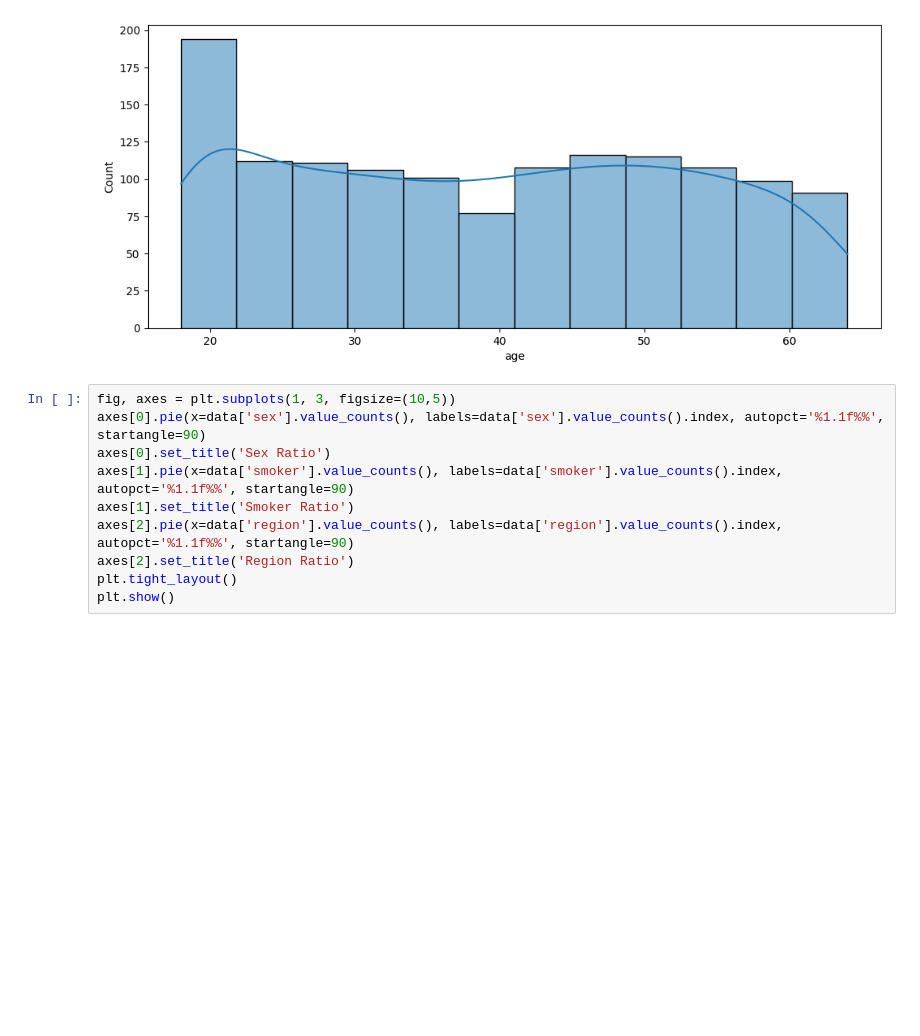
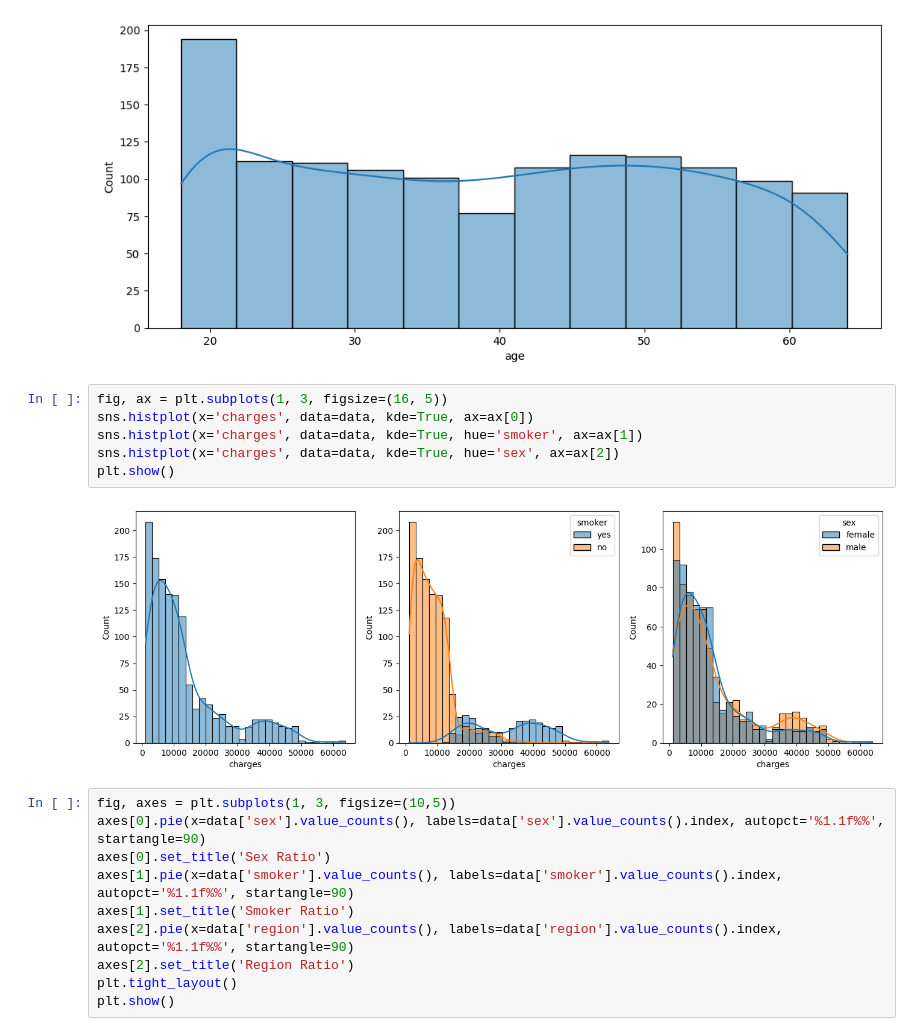
Before and after one commit to johann-wg/Kaggle, a Jupyter notebook: kaggle_medical_cost.ipynb, the cells around one changed output. Drawn from its saved outputs; the diff is of its cells as text; blank space fills up the shorter version.

```diff
--- a/kaggle_medical_cost.ipynb
+++ b/kaggle_medical_cost.ipynb
@@ -26,6 +26,14 @@ sns.histplot(x=data['age'], kde=True, palette='spring')
 plt.show()
 # %% [output]
 [figure]
+# %%
+fig, ax = plt.subplots(1, 3, figsize=(16, 5))
+sns.histplot(x='charges', data=data, kde=True, ax=ax[0])
+sns.histplot(x='charges', data=data, kde=True, hue='smoker', ax=ax[1])
+sns.histplot(x='charges', data=data, kde=True, hue='sex', ax=ax[2])
+plt.show()
+# %% [output]
+[figure, added]
 # %%
 fig, axes = plt.subplots(1, 3, figsize=(10,5))
 axes[0].pie(x=data['sex'].value_counts(), labels=data['sex'].value_counts().index, autopct='%1.1f%%', startangle=90)
```
Also changed, not shown: parts of 1 cell of this notebook.
